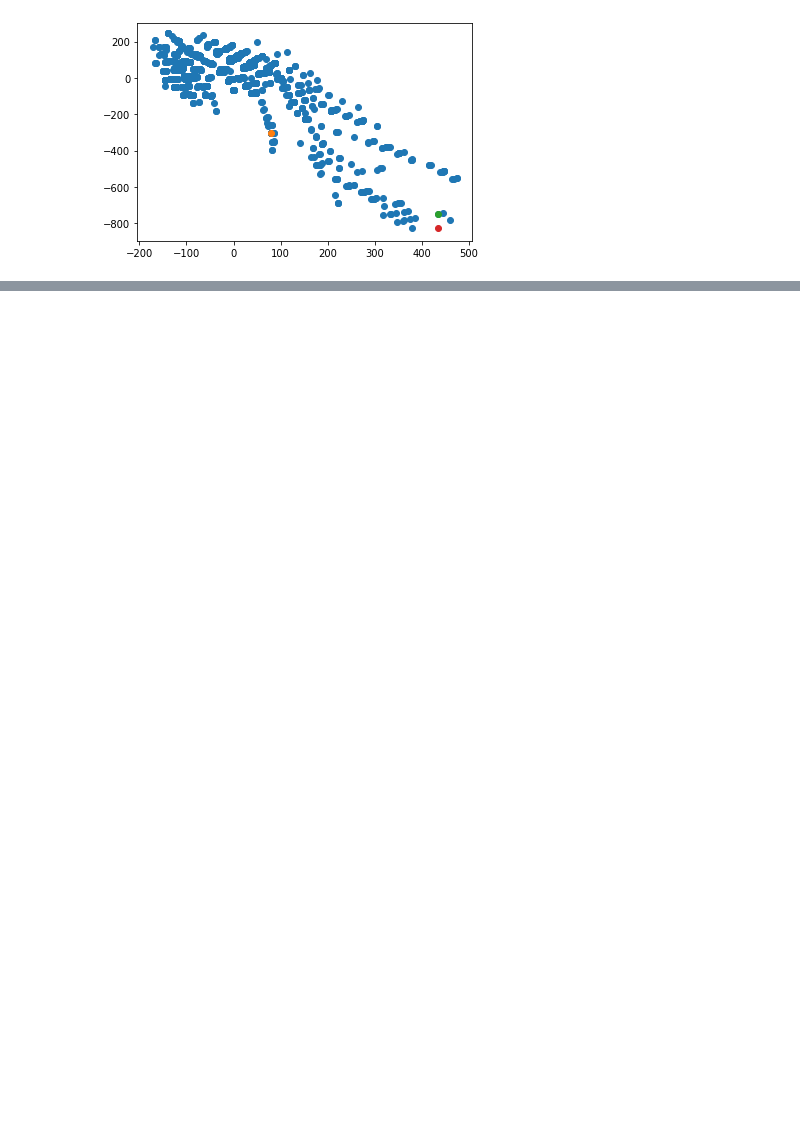
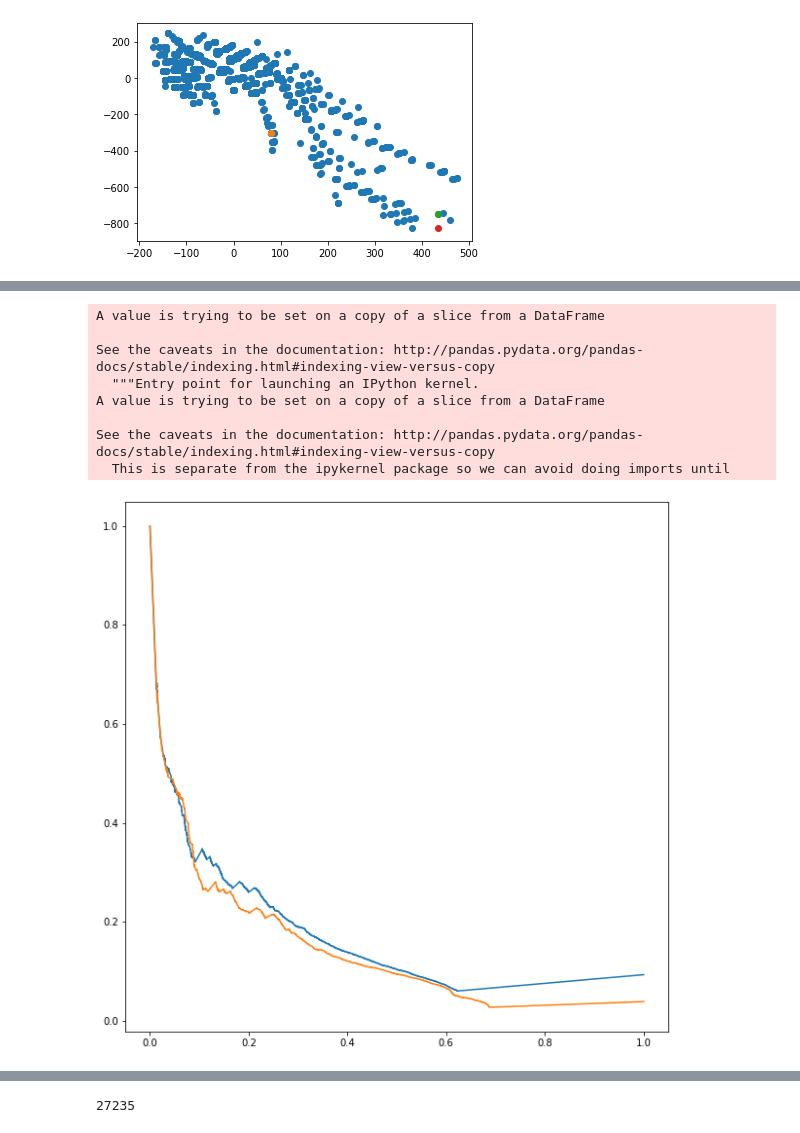
Before and after one commit to DessimozLab/HogProf, a Jupyter notebook: pyprofiler/notebooks/cafa/profile2GO.ipynb, the cells around one changed output, grey strips where cells are left out. Saved outputs shown, nothing was run; the diff lists cells and outputs as text; code cells hidden in the pictures; blank space fills up the shorter version.

```diff
--- a/pyprofiler/notebooks/cafa/profile2GO.ipynb
+++ b/pyprofiler/notebooks/cafa/profile2GO.ipynb
@@ -607,17 +618,3 @@ def embedding_kd_ap(qhog,  p, kdtree, embedmat , index , reverse_index , nannot,
     #consequences be damned...
 
     return predDF
-# %%
-#generate predictions with profiler naive
-fams = list(targets.fam)
-print(len(fams))
-nannot = sum(c.values())
-print(nannot)
-'''for h in fams[0:10]:
-    print('query:' +str(h) )
-    print(profiler_naive( h , p , gaf , c , nannot , hogs, k= 10  ))
-
-'''#generate predictions with profiler and go embedding
-for h in fams[0:10]:
-    print('query:' +str(h) )
-    print(embedding_kd_ap( h ,  p, tree, embedmat , index , reverse_index , nannot, c,  10   , 10  , hogs))
@@ -642,0 +807,32 @@ KeyboardInterrupt:
+# %%
+finaldf_naive.x2[finaldf_naive.score == 0 ] = 0
+
+finaldf_embedder.x2[finaldf_embedder.score == 0 ] = 0
+
+
+plt.figure( figsize = (10,10))
+precision, recall, thresholds = precision_recall_curve(finaldf_naive.ytrue, finaldf_naive.proba_posi)
+plt.plot(   recall , precision )
+
+precision, recall, thresholds = precision_recall_curve(finaldf_embedder.ytrue, finaldf_embedder.x2)
+plt.plot(   recall , precision )
+plt.show()
+
+
+plt.figure( figsize = (10,10))
+fpr, tpr, thresholds = roc_curve( finaldf_naive.ytrue, finaldf_naive.proba_posi )
+plt.plot(fpr ,tpr)
+fpr, tpr, thresholds = roc_curve( finaldf_embedder.ytrue, finaldf_embedder.x2 )
+plt.plot(fpr ,tpr)
+plt.plot([0, 1], [0, 1], color='navy',  linestyle='--')
+plt.show()
+# %% [output]
+A value is trying to be set on a copy of a slice from a DataFrame
+
+See the caveats in the documentation: http://pandas.pydata.org/pandas-docs/stable/indexing.html#indexing-view-versus-copy
+  """Entry point for launching an IPython kernel.
+A value is trying to be set on a copy of a slice from a DataFrame
+
+See the caveats in the documentation: http://pandas.pydata.org/pandas-docs/stable/indexing.html#indexing-view-versus-copy
+  This is separate from the ipykernel package so we can avoid doing imports until
+[figure, added]
@@ -642,0 +840,4 @@ KeyboardInterrupt:
+# %%
+print(len(targets.fam.unique()) )
+# %% [output]
+27235
```
Also changed, not shown: parts of 41 cells of this notebook, 1 other file.
